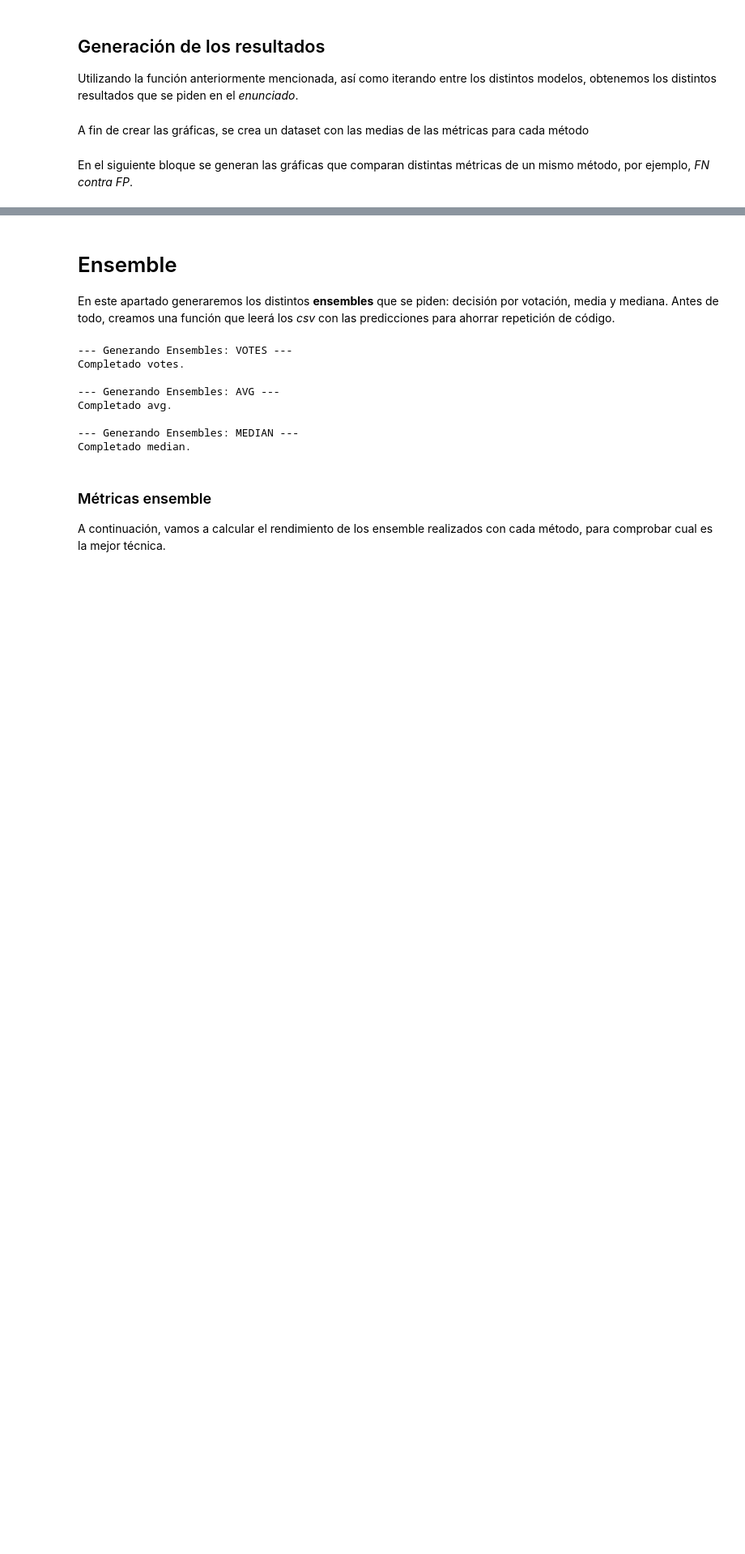
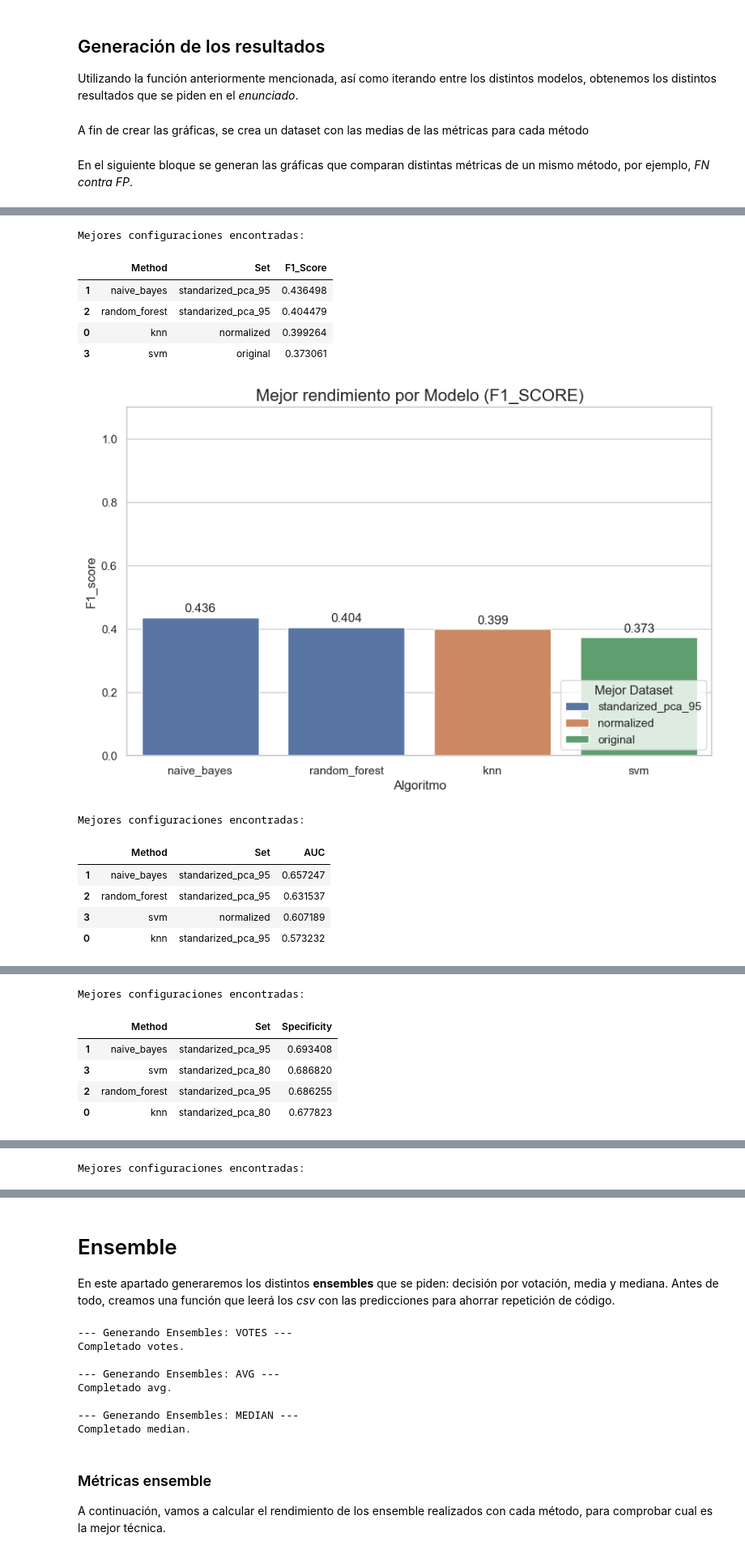
Before and after one commit to carlosgg0/practicas-aprendizaje, a Jupyter notebook: ajedrez/results.ipynb, the cells around one changed output, grey strips where cells are left out. Shown at 81% size. Saved outputs shown, nothing was run; the diff lists cells and outputs as text; code cells hidden in the pictures; blank space fills up the shorter version.

Commit message:
Comparison graphics between methods added

```diff
--- a/ajedrez/results.ipynb
+++ b/ajedrez/results.ipynb
@@ -207,6 +208,9 @@ def load_all_results():
                 # Calculamos la media de los 5 folds para cada métrica
                 mean_metrics = df.mean(numeric_only=True)
 
+                # Eliminamos la columa 'fold' porque no es una métrica
+                mean_metrics = mean_metrics.drop('fold')
+
                 # Guardamos la info
                 row = mean_metrics.to_dict()
                 row['Method'] = method
@@ -221,5 +225,5 @@ def load_all_results():
 df_results = load_all_results()
 
 # Mostramos las primeras filas para verificar
-print(df_results.head())
+print(df_results.head)
 # %% [output]
@@ -238,0 +249,59 @@ print(df_results.head())
+# %%
+def plot_best_models_comparison(df, metric_col='f1'):
+    """
+    Busca el mejor dataset para cada modelo y los compara entre sí.
+    """
+    # Agrupamos por método y buscamos el índice del máximo valor en la métrica
+    idx = df.groupby('Method')[metric_col].idxmax()
+    best_models = df.loc[idx].reset_index(drop=True)
+
+    # Ordenamos de mejor a peor para que la gráfica quede bonita
+    best_models = best_models.sort_values(by=metric_col, ascending=False)
+
+    print("Mejores configuraciones encontradas:")
+    display(best_models[['Method', 'Set', metric_col]])
+
+    # Graficamos
+    sns.set_theme(style="whitegrid")
+    plt.figure(figsize=(10, 6))
+
+    ax = sns.barplot(
+        data=best_models,
+        x='Method',
+        y=metric_col,
+        hue='Set', # El color indicará qué dataset fue el mejor
+        dodge=False
+    )
+
+    plt.title(f"Mejor rendimiento por Modelo ({metric_col.upper()})", fontsize=16)
+    plt.ylabel(metric_col.capitalize(), fontsize=12)
+    plt.xlabel("Algoritmo", fontsize=12)
+    plt.ylim(0, 1.1)
+    plt.legend(title="Mejor Dataset", loc='lower right')
+
+    # Etiquetas de valor
+    for container in ax.containers:
+        ax.bar_label(container, fmt='%.3f', padding=3)
+
+    plt.savefig(os.path.join(FIGURES_PATH, f"best_models_comparison_{metric_col}.png"), bbox_inches='tight')
+    plt.show()
+
+# --- EJECUTAR ---
+plot_best_models_comparison(df_results, metric_col='F1_Score')
+plot_best_models_comparison(df_results, metric_col='AUC')
+plot_best_models_comparison(df_results, metric_col='Specificity')
+plot_best_models_comparison(df_results, metric_col='Sensitivity')
+# %% [output]
+Mejores configuraciones encontradas:
+|  | Method | Set | F1_Score |
+| 1 | naive_bayes | standarized_pca_95 | 0.436498 |
+| 2 | random_forest | standarized_pca_95 | 0.404479 |
+| 0 | knn | normalized | 0.399264 |
+| 3 | svm | original | 0.373061 |
+[figure, added]
+Mejores configuraciones encontradas:
+|  | Method | Set | AUC |
+| 1 | naive_bayes | standarized_pca_95 | 0.657247 |
+| 2 | random_forest | standarized_pca_95 | 0.631537 |
+| 3 | svm | normalized | 0.607189 |
+| 0 | knn | standarized_pca_95 | 0.573232 |
@@ -238,0 +309,6 @@ print(df_results.head())
+Mejores configuraciones encontradas:
+|  | Method | Set | Specificity |
+| 1 | naive_bayes | standarized_pca_95 | 0.693408 |
+| 3 | svm | standarized_pca_80 | 0.686820 |
+| 2 | random_forest | standarized_pca_95 | 0.686255 |
+| 0 | knn | standarized_pca_80 | 0.677823 |
@@ -238,0 +316 @@ print(df_results.head())
+Mejores configuraciones encontradas:
```
Also changed, not shown: parts of 6 cells of this notebook.
